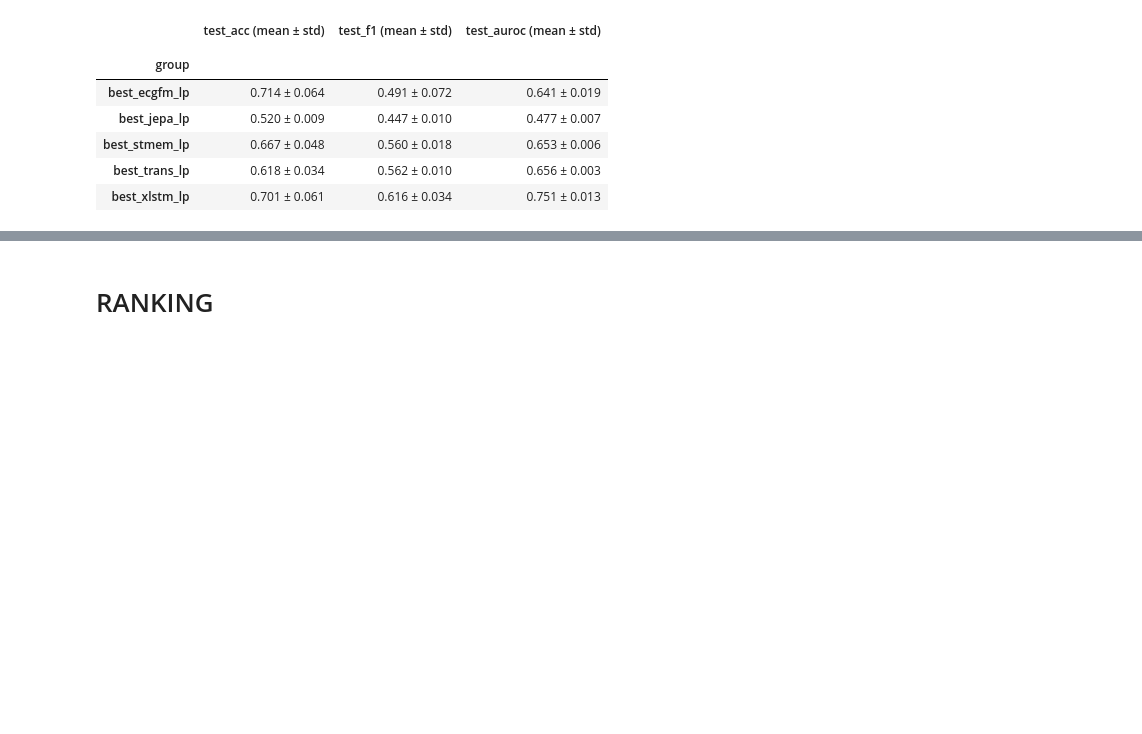
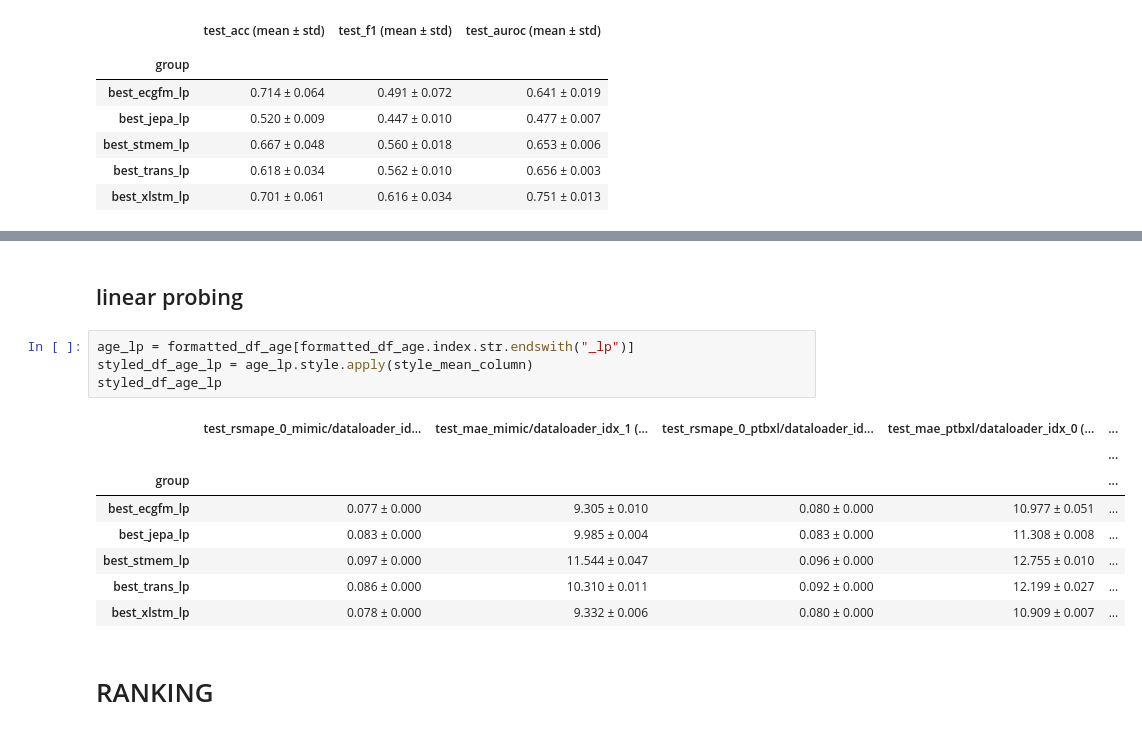
Before and after one commit to Lobster1911/bench-xecg-indian-benchmark, a Jupyter notebook: metrics.ipynb, the cells around one changed output, grey strips where cells are left out. Saved outputs shown, nothing was run; the diff lists cells and outputs as text; blank space fills up the shorter version.

```diff
--- a/metrics.ipynb
+++ b/metrics.ipynb
@@ -422,3 +461,18 @@ styled_df_ppg_lp
+# %% [markdown]
+## linear probing
+# %%
+age_lp = formatted_df_age[formatted_df_age.index.str.endswith("_lp")]
+styled_df_age_lp = age_lp.style.apply(style_mean_column)
+styled_df_age_lp
+# %% [output]
+|  | test_rsmape_0_mimic/dataloader_id... | test_mae_mimic/dataloader_idx_1 (... | test_rsmape_0_ptbxl/dataloader_id... | test_mae_ptbxl/dataloader_idx_0 (... | ... |
+|  |  |  |  |  | ... |
+| group |  |  |  |  | ... |
+| best_ecgfm_lp | 0.077 ± 0.000 | 9.305 ± 0.010 | 0.080 ± 0.000 | 10.977 ± 0.051 | ... |
+| best_jepa_lp | 0.083 ± 0.000 | 9.985 ± 0.004 | 0.083 ± 0.000 | 11.308 ± 0.008 | ... |
+| best_stmem_lp | 0.097 ± 0.000 | 11.544 ± 0.047 | 0.096 ± 0.000 | 12.755 ± 0.010 | ... |
+| best_trans_lp | 0.086 ± 0.000 | 10.310 ± 0.011 | 0.092 ± 0.000 | 12.199 ± 0.027 | ... |
+| best_xlstm_lp | 0.078 ± 0.000 | 9.332 ± 0.006 | 0.080 ± 0.000 | 10.909 ± 0.007 | ... |
 # %% [markdown]
 # RANKING
 # %%
```
Also changed, not shown: parts of 6 cells of this notebook, 9 other files.
